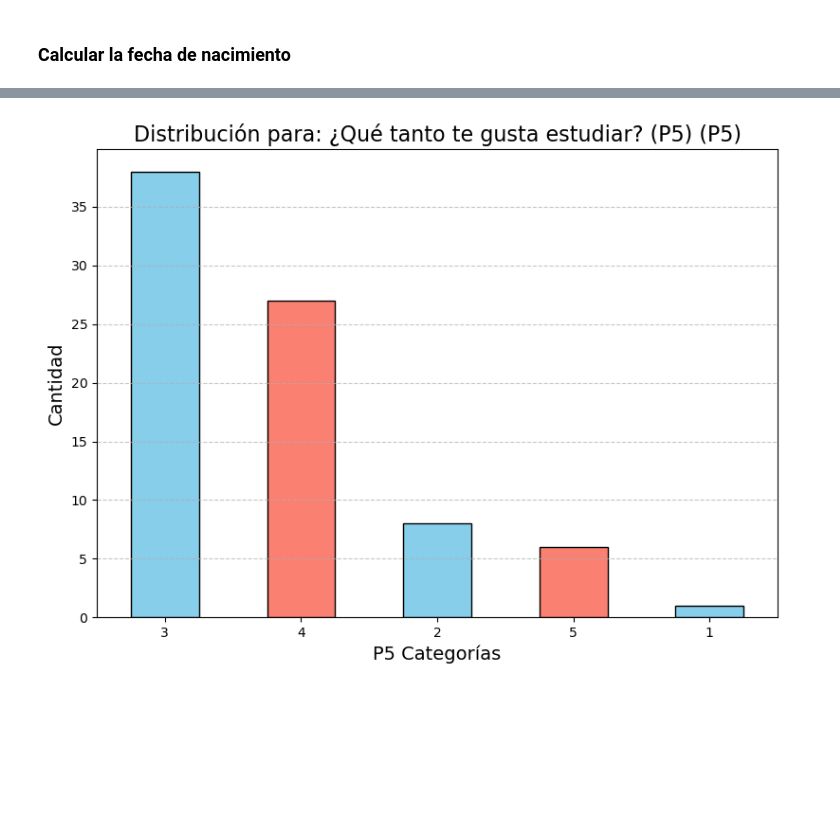
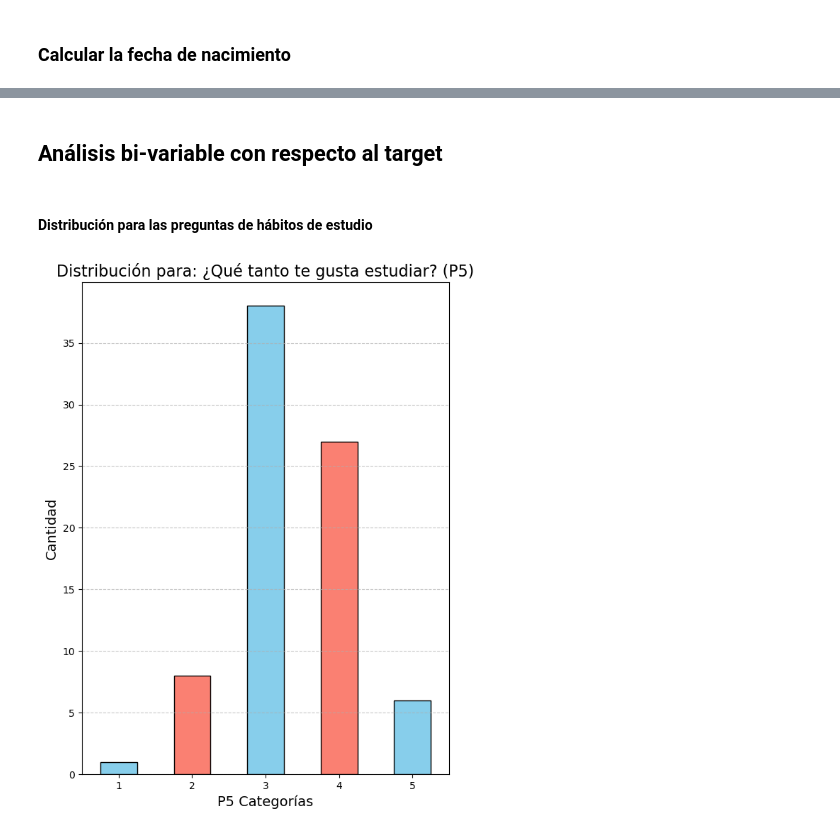
Before and after one commit to iair/taller_ahh1, a Jupyter notebook: notebooks/preprocessing.ipynb, the cells around one changed output, grey strips where cells are left out. Saved outputs shown, nothing was run; the diff lists cells and outputs as text; code cells hidden in the pictures; blank space fills up the shorter version.

Commit message:
primer análisis terminado

```diff
--- a/notebooks/preprocessing.ipynb
+++ b/notebooks/preprocessing.ipynb
@@ -93,2 +71,6 @@ memory usage: 13.9+ KB
 # %% [markdown]
 ## Valores NA
+# %%
+encuesta.replace("", np.nan, inplace=True)
+print(encuesta.isnull().sum())
+encuesta.head(2).T
@@ -136,14 +215,16 @@ def transform_p20(response):
 
     # Check for the presence of "si"
     if 'si' in normalized_response:
-        return "Si"
+        return 'Si'
     else:
-        return "No"
+        return 'No'
 
 # Apply transformation to P20
-encuesta['P20'] = encuesta['P20'].apply(transform_p20)
+encuesta["¿Has tenido la idea de retirarte o cambiarte a otra carrera?"] = encuesta["¿Has tenido la idea de retirarte o cambiarte a otra carrera?"].apply(transform_p20)
+# Apply transformation to processed_df
+processed_df["¿Has tenido la idea de retirarte o cambiarte a otra carrera?"] = encuesta["¿Has tenido la idea de retirarte o cambiarte a otra carrera?"].map({'Si': 1, 'No': 0})
 # Calculate the value counts and percentages
-target_counts = encuesta['P20'].value_counts(normalize=True) * 100
+target_counts = encuesta["¿Has tenido la idea de retirarte o cambiarte a otra carrera?"].value_counts(normalize=True) * 100
 # Plot the pie chart
 plt.figure(figsize=(8, 8))
 plt.pie(
@@ -164,0 +244,2 @@ plt.show()
+# %%
+processed_df['Fecha de nacimiento'] = processed_df['Fecha de nacimiento'].apply(utils.calculate_age)
@@ -164,0 +294,11 @@ plt.show()
+# %%
+# Load the JSON file
+with open(__path__ + 'diccionario_nombre_variables.json', 'r') as file:
+    diccionario = json.load(file)
+
+# Extract the mapping (preguntas -> P codes)
+preguntas_mapping = {v['pregunta']: k for k, v in diccionario.items()}
+# Rename columns
+processed_df.rename(columns=preguntas_mapping, inplace=True)
+print(processed_df.info())
+processed_df.head(3).T
@@ -165,13 +340,15 @@ plt.show()
+# %% [markdown]
+## Análisis bi-variable con respecto al target
+# %% [markdown]
+#### Distribución para las preguntas de hábitos de estudio
 # %%
-# Assuming the columns are already renamed, and P20 is your target variable
-# Calculate the value counts
-target_counts = encuesta['P5'].value_counts()
-
 # Call the function with P5 as an example
 utils.plot_distribution(
-    df=encuesta,
+    df=processed_df,
     variable_name='P5',
-    question_text='¿Qué tanto te gusta estudiar? (P5)'
+    question_text='¿Qué tanto te gusta estudiar?',
+    horizontal=False,
+    ascending=True
 )
 # %% [output]
-[figure, old version]
+[figure, new version]
```
Also changed, not shown: parts of 22 cells of this notebook, 1 other file.
